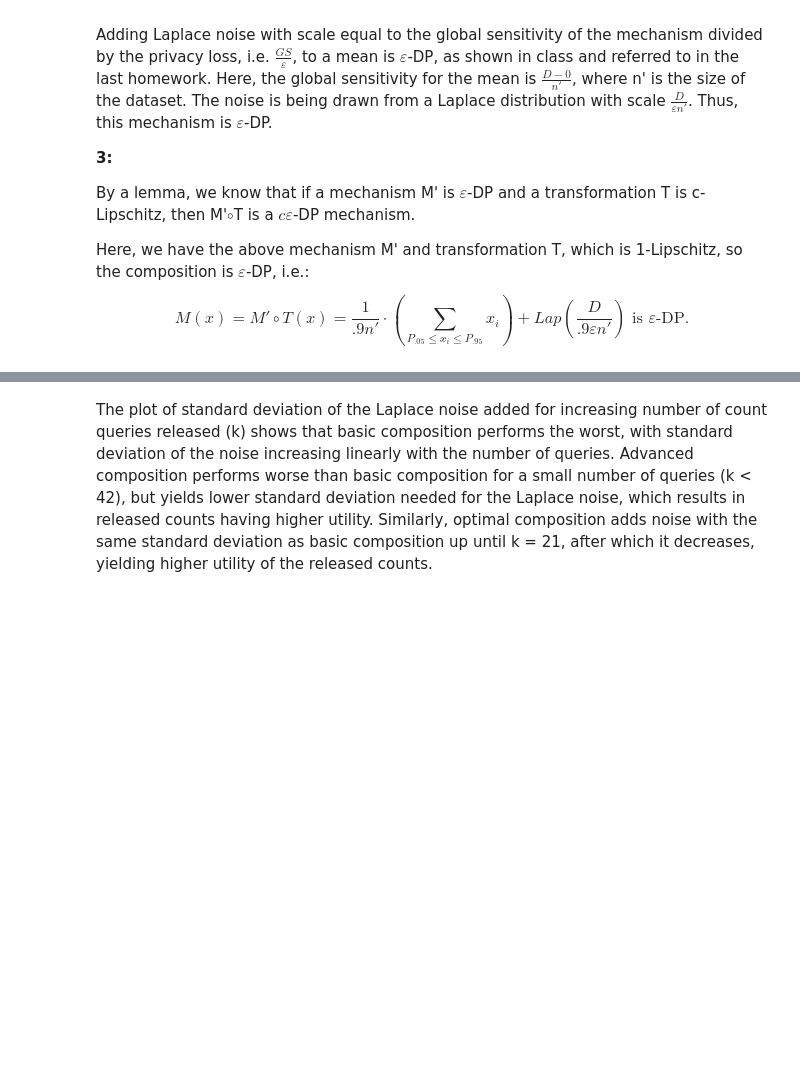
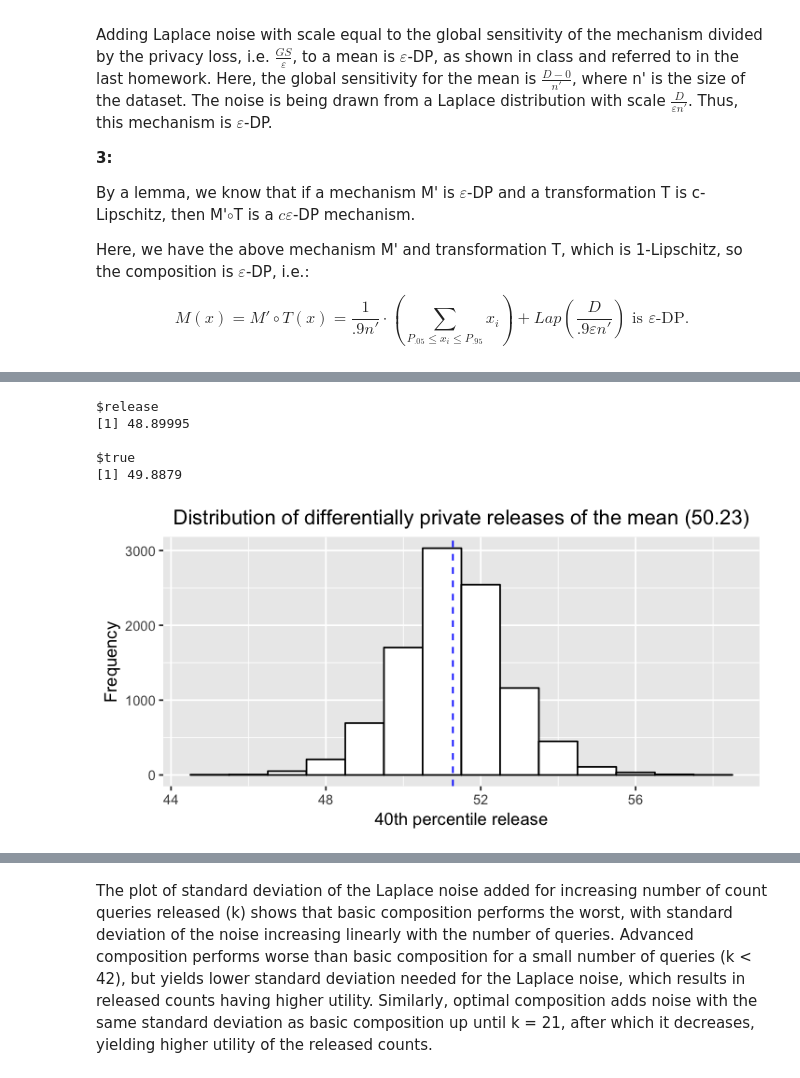
Before and after one commit to lipikaramaswamy/CS208-DifferentialPrivacy, a Jupyter notebook: homework/HW3/hw3_cs208_lr.ipynb, the cells around one changed output, grey strips where cells are left out. Saved outputs shown, nothing was run; the diff lists cells and outputs as text; code cells hidden in the pictures; blank space fills up the shorter version.

```diff
--- a/homework/HW3/hw3_cs208_lr.ipynb
+++ b/homework/HW3/hw3_cs208_lr.ipynb
@@ -271,0 +336,54 @@ hist(history)
+# %%
+## DP trimmed mean release function
+trimmedMeanReleaseNew <- function(x, epsilon,
+                               lowerPercentileCutoff = 0.05, upperPercentileCutoff = 0.95){
+
+    upper <- percentileRelease(x, epsilon = epsilon/3, t = upperPercentileCutoff)
+    lower <- percentileRelease(x, epsilon = epsilon/3, t = lowerPercentileCutoff)
+
+    trimmed.x <- trim(x, lower$release, upper$release)
+
+    sensitivity <- (upper$release - lower$release ) / (length(trimmed.x))
+    scale <- sensitivity / (epsilon/3)
+    sensitiveValue <- mean(trimmed.x)
+
+    DPrelease <- sensitiveValue + rlap(mu=0, b=scale, size=1)
+
+    return(list(release=DPrelease, true=sensitiveValue))
+}
+# %%
+trimmedMeanReleaseNew(x , epsilon = 0.5)
+# %% [output]
+$release
+[1] 48.89995
+
+$true
+[1] 49.8879
+# %%
+## Testing distribution of the 10th percentile releases
+history.d <- rep(NA, 10000)
+trueHistory.d <- rep(NA, 10000)
+
+# Make dataset
+x.d <- sample.int(100, 1000, replace = TRUE)
+
+for(i in 1:10000){
+    # Do percentile release - 10th percentile
+    release.d <- trimmedMeanReleaseNew(x.d, epsilon = 0.5)
+    history.d[i] <- release.d$release
+    trueHistory.d[i] <- release.d$true
+}
+# %%
+# plotting this histogram
+for.percentile.d <- data.frame(history.d, trueHistory.d)
+p1 <- ggplot(for.percentile.d, aes(x=history.d)) +
+    geom_histogram(color="black", fill="white", binwidth = 1) +
+    geom_vline(aes(xintercept=mean(trueHistory.d)),
+            color="blue", linetype="dashed", size=0.5)+
+    labs(x = "40th percentile release", y = 'Frequency', title =
+         'Distribution of differentially private releases of the mean (50.23)') +
+    theme(plot.title = element_text(hjust = 0.5))
+# %%
+p1
+# %% [output]
+[figure, added]
```
Also changed, not shown: parts of 50 cells of this notebook, 6 other files.
